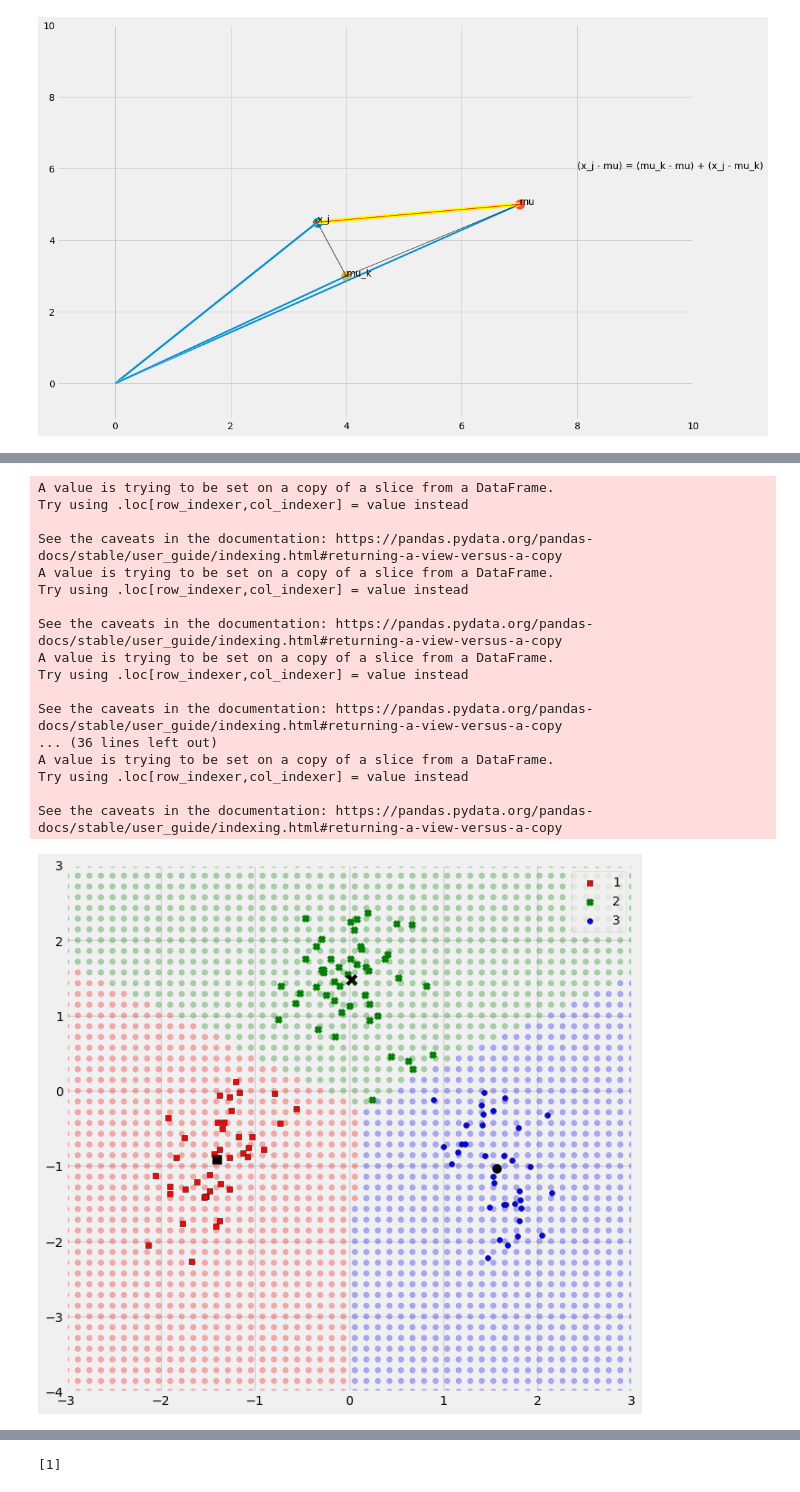
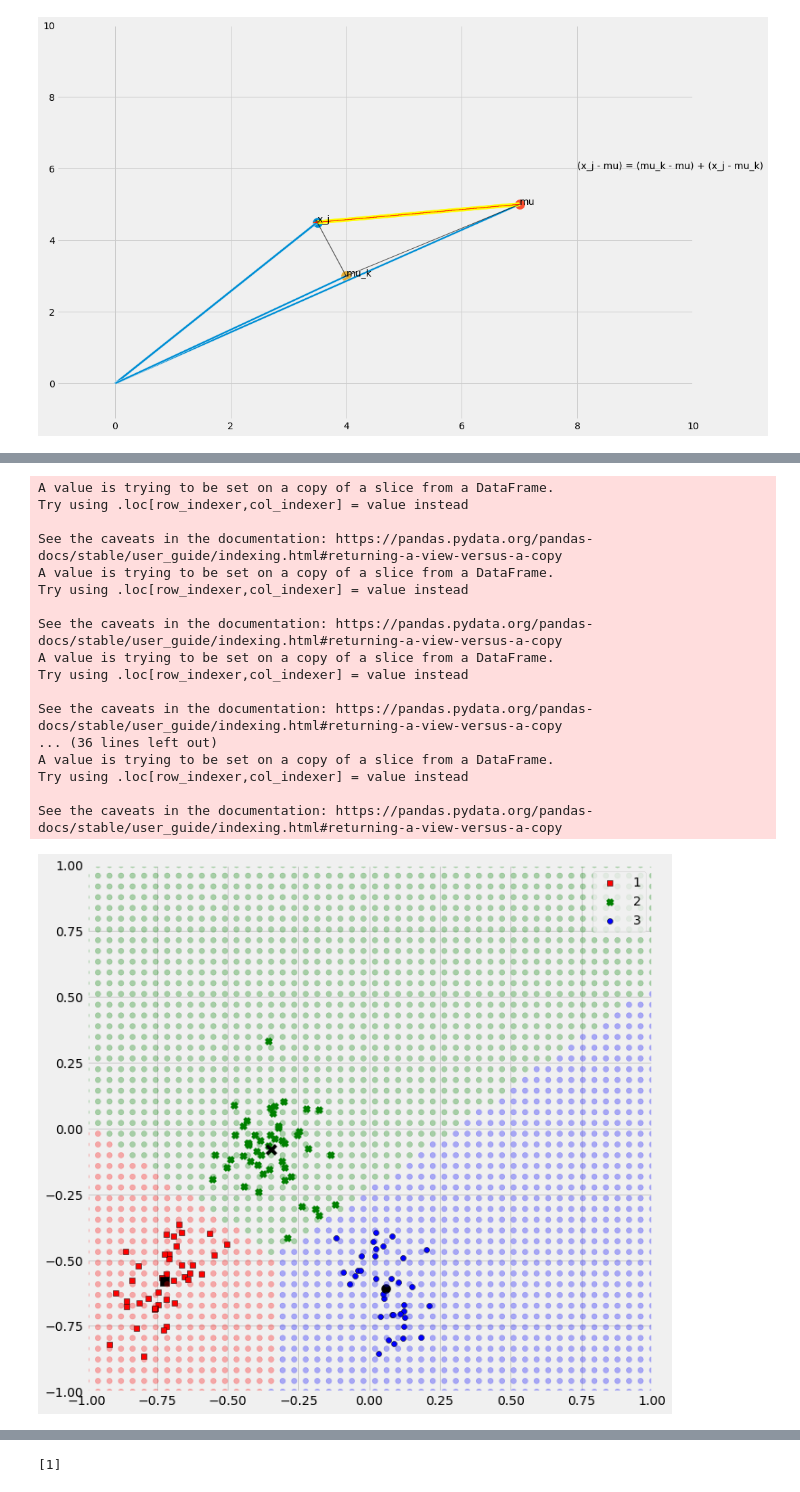
Before and after one commit to marinepalyan/hw3-marinepalyan, a Jupyter notebook: Fisher.ipynb, the cells around one changed output, grey strips where cells are left out. Saved outputs shown, nothing was run; the diff lists cells and outputs as text; code cells hidden in the pictures.

```diff
--- a/Fisher.ipynb
+++ b/Fisher.ipynb
@@ -129,6 +129,7 @@ from matplotlib import style
 from sklearn.model_selection import train_test_split
 style.use('fivethirtyeight')
 from sklearn.neighbors import KNeighborsClassifier
+from sklearn.preprocessing import MinMaxScaler
 
 # 0. Load in the data and split the descriptive and the target feature
 df = pd.read_csv('wine.data',sep=',',
@@ -143,10 +144,14 @@ X_train, X_test, y_train, y_test = train_test_split(X,target,test_size=0.3,rando
 
 # 1. Standardize the data
 #TODO
+for column in X_train.columns:
+    X_train[column] = MinMaxScaler().fit_transform(X_train[column].values.reshape(-1,1))
+#X_test = mms.transform(X_test)
 
 
 # 2. Compute the mean vector mu and the mean vector per class mu_k
 #Todo
+mu = np.mean(X_train,axis=0).values.reshape(13,1)
 # Mean vector mu --> Since the data has been standardized, the data means are zero
 
 
@@ -159,22 +164,45 @@ mu_k = np.array(mu_k).T
 
 # 3. Compute the Scatter within and Scatter between matrices
 #TODO
+SW_arr = []
+cat_count = []
+
+for i,orchid in enumerate(np.unique(df['target'])):
+#     indexes = np.where(df['target']==orchid)[0]
+#     n,m = X_train.shape
+#     indexes = indexes[indexes<n]
+    a = np.array(X_train.where(df['target']==orchid).dropna().values-mu_k[:,i].reshape(1,13))
+    SW_arr.append(np.dot(a.T,a))
+    cat_count.append(np.sum(df['target']==orchid))
+
+SW = np.sum(SW_arr,axis=0)
+SB = np.dot(cat_count*np.array(mu_k-mu),np.array(mu_k-mu).T)
 
 # 4. Compute the Eigenvalues and Eigenvectors of SW^-1 SB
 #TODO
-
+eigval, eigvec = np.linalg.eig(np.dot(np.linalg.inv(SW),SB))
 
 # 5. Select the two largest eigenvalues
 #TODO
+eiglist = [(eigval[i], eigvec[:, i]) for i in range(len(eigval))]
+# sort the eigvals in decreasing order
+eiglist = sorted(eiglist, key=lambda x: x[0], reverse=True)
+w = np.hstack((eiglist[0][1][:,np.newaxis].real,eiglist[1][1][:,np.newaxis].real))
 
 # 6. Transform the data with Y=X*w
 #TODO
+Y = X_train.dot(w)
+
+
+
 
 # Plot the data
 fig = plt.figure(figsize=(10,10))
 ax0 = fig.add_subplot(111)
-ax0.set_xlim(-3,3)
-ax0.set_ylim(-4,3)
+#Since I used MinMaxScaler, I have changed the plot sizes here to (-1,1)
+#(I could've used the StandardScaler to avoid this, but here we are)
+ax0.set_xlim(-1,1)
+ax0.set_ylim(-1,1)
 
 for l,c,m in zip(np.unique(y_train),['r','g','b'],['s','x','o']):
     ax0.scatter(Y[0][y_train==l],
@@ -191,7 +219,8 @@ for m,target in zip(['s','x','o'],np.unique(y_train)):
     ax0.scatter(np.mean(Y[y_train==target],axis=0)[0],
                 np.mean(Y[y_train==target],axis=0)[1],marker=m,c='black',s=100)
 
-mesh_x, mesh_y = np.meshgrid(np.linspace(-3,3),np.linspace(-4,3))
+#mesh_x, mesh_y = np.meshgrid(np.linspace(-3,3),np.linspace(-4,3))
+mesh_x, mesh_y = np.meshgrid(np.linspace(-1,1),np.linspace(-1,1))
 mesh = []
 
 
@@ -200,31 +229,31 @@ for i in range(len(mesh_x)):
         date = [mesh_x[i][j],mesh_y[i][j]]
         mesh.append((mesh_x[i][j],mesh_y[i][j]))
 
 
 NN = KNeighborsClassifier(n_neighbors=1)
 NN.fit(means,['r','g','b'])
 predictions = NN.predict(np.array(mesh))
 
 ax0.scatter(np.array(mesh)[:,0],np.array(mesh)[:,1],color=predictions,alpha=0.3)
 
 
 plt.show()
 # %% [output]
 A value is trying to be set on a copy of a slice from a DataFrame.
 Try using .loc[row_indexer,col_indexer] = value instead
 
 See the caveats in the documentation: https://pandas.pydata.org/pandas-docs/stable/user_guide/indexing.html#returning-a-view-versus-a-copy
 A value is trying to be set on a copy of a slice from a DataFrame.
 Try using .loc[row_indexer,col_indexer] = value instead
 
 See the caveats in the documentation: https://pandas.pydata.org/pandas-docs/stable/user_guide/indexing.html#returning-a-view-versus-a-copy
 A value is trying to be set on a copy of a slice from a DataFrame.
 Try using .loc[row_indexer,col_indexer] = value instead
 
 See the caveats in the documentation: https://pandas.pydata.org/pandas-docs/stable/user_guide/indexing.html#returning-a-view-versus-a-copy
 ... (36 lines left out)
 A value is trying to be set on a copy of a slice from a DataFrame.
 Try using .loc[row_indexer,col_indexer] = value instead
 
 See the caveats in the documentation: https://pandas.pydata.org/pandas-docs/stable/user_guide/indexing.html#returning-a-view-versus-a-copy
-[figure, old version]
+[figure, new version]
```
Also changed, not shown: parts of 4 cells of this notebook.
